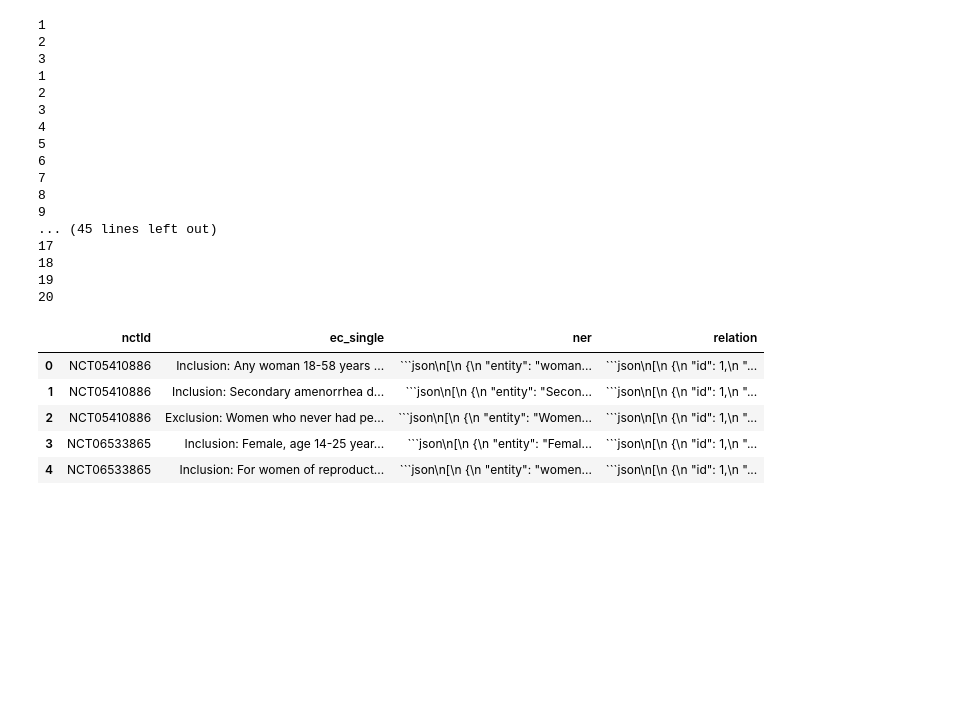
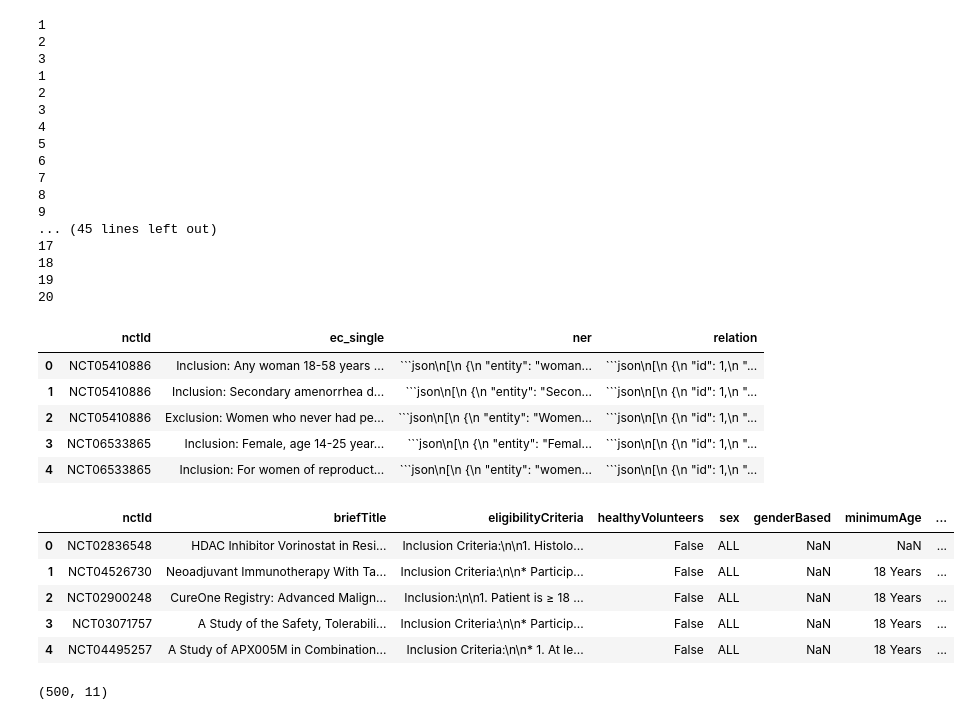
Before and after one commit to QinxiW/clinical-trials-criterias-rec, a Jupyter notebook: trails_criteria_matching_and_rec.ipynb, the cells around one changed output. Drawn from its saved outputs; the diff is of its cells as text; code cells hidden in the pictures; blank space fills up the shorter version.

```diff
--- a/trails_criteria_matching_and_rec.ipynb
+++ b/trails_criteria_matching_and_rec.ipynb
@@ -871,0 +874,15 @@ sample_df.to_csv("sample_df_5trails.csv", index=False)
+# %%
+df = pd.read_csv('Advanced_Melanoma_trials_eligibility_criteria_muti_query.csv')
+# %%
+df.head()
+# %% [output]
+|  | nctId | briefTitle | eligibilityCriteria | healthyVolunteers | sex | genderBased | minimumAge | ... |
+| 0 | NCT02836548 | HDAC Inhibitor Vorinostat in Resi... | Inclusion Criteria:\n\n1. Histolo... | False | ALL | NaN | NaN | ... |
+| 1 | NCT04526730 | Neoadjuvant Immunotherapy With Ta... | Inclusion Criteria:\n\n* Particip... | False | ALL | NaN | 18 Years | ... |
+| 2 | NCT02900248 | CureOne Registry: Advanced Malign... | Inclusion:\n\n1. Patient is ≥ 18 ... | False | ALL | NaN | 18 Years | ... |
+| 3 | NCT03071757 | A Study of the Safety, Tolerabili... | Inclusion Criteria:\n\n* Particip... | False | ALL | NaN | 18 Years | ... |
+| 4 | NCT04495257 | A Study of APX005M in Combination... | Inclusion Criteria:\n\n* 1. At le... | False | ALL | NaN | 18 Years | ... |
+# %%
+df.shape
+# %% [output]
+(500, 11)
```
Also changed, not shown: parts of 6 cells of this notebook, 14 other files.
